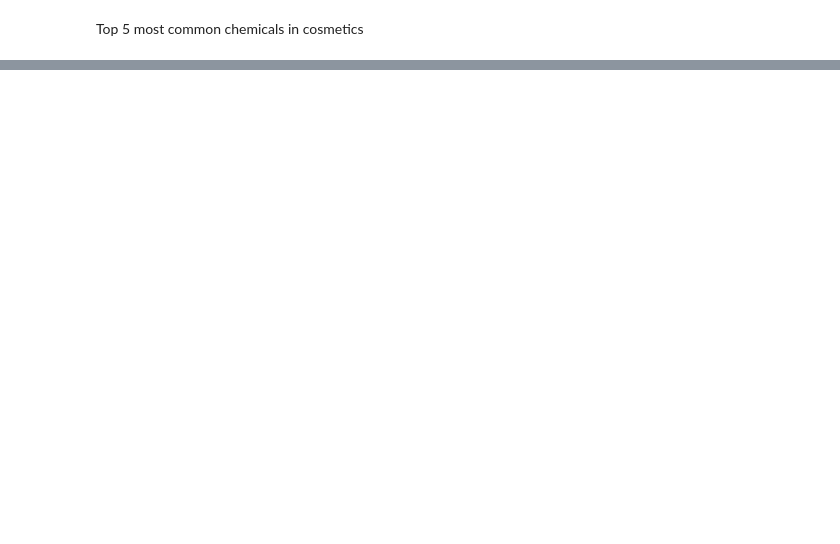
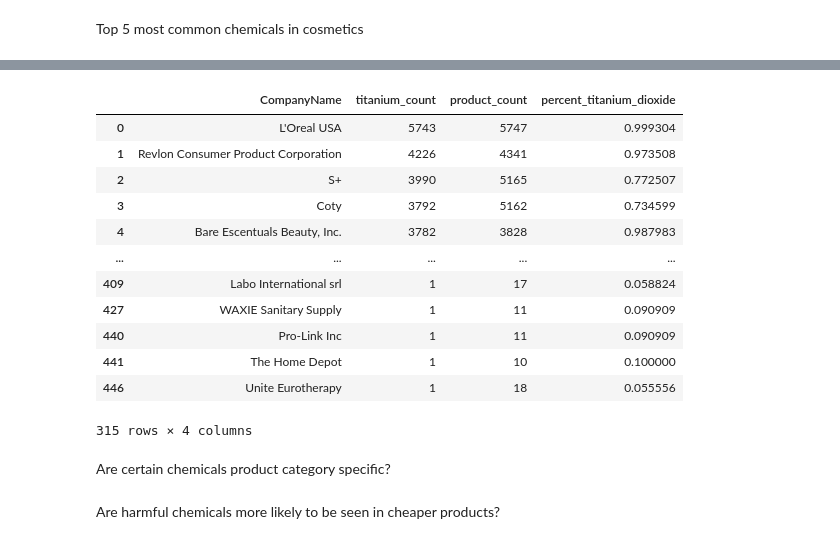
Before and after one commit to Hopex3/Cosmetics, a Jupyter notebook: capstone.ipynb, the cells around one changed output, grey strips where cells are left out. Drawn from its saved outputs; the diff is of its cells as text; code cells hidden in the pictures; blank space fills up the shorter version.

```diff
--- a/capstone.ipynb
+++ b/capstone.ipynb
@@ -36,0 +100,5 @@ Name: count, dtype: int64
+# %%
+cosmeticscounts=cosmetics3['CompanyName'].value_counts().reset_index()
+cosmeticscounts=cosmeticscounts.rename(columns={'count':'product_count'})
+# %%
+titanium_and_company=pd.merge(company_titanium,cosmeticscounts,on='CompanyName')
@@ -36,0 +121,4 @@ Name: count, dtype: int64
+# %%
+titanium_and_company=titanium_and_company[titanium_and_company['product_count']>=10]
+# %%
+titanium_and_company['percent_titanium_dioxide']= titanium_and_company['titanium_count']/titanium_and_company['product_count']
@@ -37,2 +131,22 @@ Name: count, dtype: int64
+# %%
+titanium_and_company['percent_titanium_dioxide']
+# %% [output]
+|  | CompanyName | titanium_count | product_count | percent_titanium_dioxide |
+| 0 | L'Oreal USA | 5743 | 5747 | 0.999304 |
+| 1 | Revlon Consumer Product Corporation | 4226 | 4341 | 0.973508 |
+| 2 | S+ | 3990 | 5165 | 0.772507 |
+| 3 | Coty | 3792 | 5162 | 0.734599 |
+| 4 | Bare Escentuals Beauty, Inc. | 3782 | 3828 | 0.987983 |
+| ... | ... | ... | ... | ... |
+| 409 | Labo International srl | 1 | 17 | 0.058824 |
+| 427 | WAXIE Sanitary Supply | 1 | 11 | 0.090909 |
+| 440 | Pro-Link Inc | 1 | 11 | 0.090909 |
+| 441 | The Home Depot | 1 | 10 | 0.100000 |
+| 446 | Unite Eurotherapy | 1 | 18 | 0.055556 |
+315 rows × 4 columns
+# %% [markdown]
+Are certain chemicals product category specific?
+# %% [markdown]
+Are harmful chemicals more likely to be seen in cheaper products?
 # %%
 cosmetics3['CompanyName'].value_counts()
```
Also changed, not shown: parts of 34 cells of this notebook.
